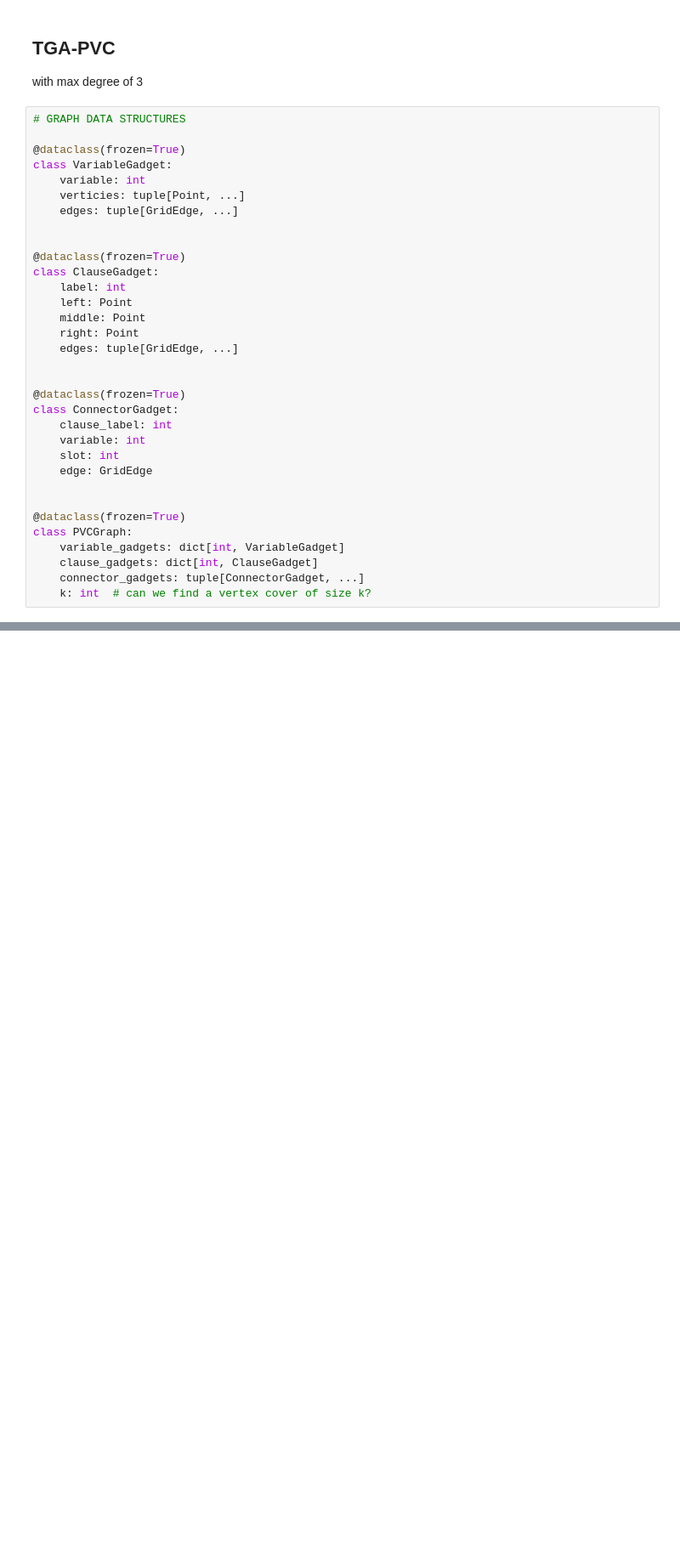
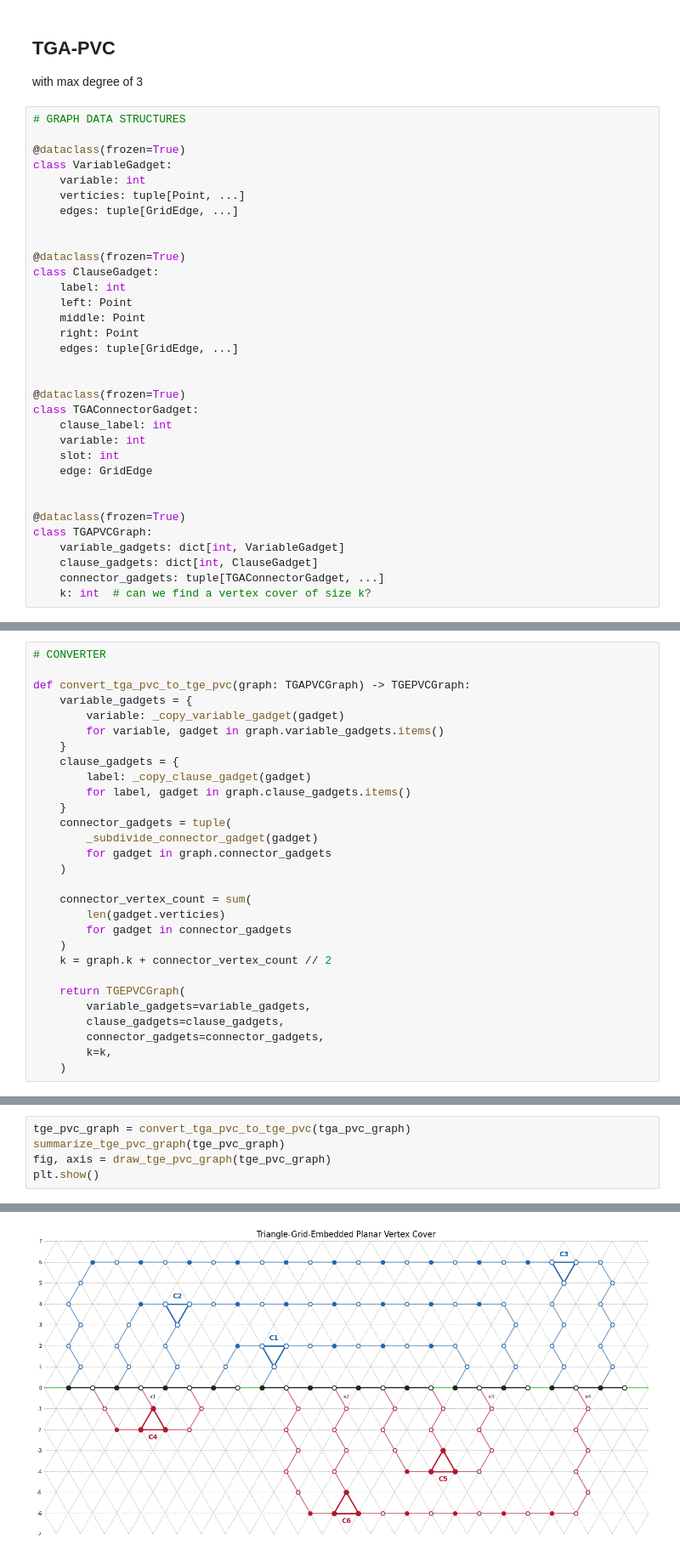
Before and after one commit to farms4life2016/dunes-flower-defense, a Jupyter notebook: python-prototype/mrp3sat_reduction_v2.ipynb, the cells around one changed output, grey strips where cells are left out. Shown at 85% size. Drawn from its saved outputs; the diff is of its cells as text; blank space fills up the shorter version.

Commit message:
implement TGE PVC (bipartite labeling is wrong but structure correct)

```diff
--- a/python-prototype/mrp3sat_reduction_v2.ipynb
+++ b/python-prototype/mrp3sat_reduction_v2.ipynb
@@ -1527,7 +1527,7 @@ class ClauseGadget:
 
 
 @dataclass(frozen=True)
-class ConnectorGadget:
+class TGAConnectorGadget:
     clause_label: int
     variable: int
     slot: int
@@ -1535,10 +1535,10 @@ class ConnectorGadget:
 
 
 @dataclass(frozen=True)
-class PVCGraph:
+class TGAPVCGraph:
     variable_gadgets: dict[int, VariableGadget]
     clause_gadgets: dict[int, ClauseGadget]
-    connector_gadgets: tuple[ConnectorGadget, ...]
+    connector_gadgets: tuple[TGAConnectorGadget, ...]
     k: int  # can we find a vertex cover of size k?
 # %%
 
@@ -1944,0 +2015,29 @@ No TGA-PVC warnings.
+# %%
+# CONVERTER
+
+def convert_tga_pvc_to_tge_pvc(graph: TGAPVCGraph) -> TGEPVCGraph:
+    variable_gadgets = {
+        variable: _copy_variable_gadget(gadget)
+        for variable, gadget in graph.variable_gadgets.items()
+    }
+    clause_gadgets = {
+        label: _copy_clause_gadget(gadget)
+        for label, gadget in graph.clause_gadgets.items()
+    }
+    connector_gadgets = tuple(
+        _subdivide_connector_gadget(gadget)
+        for gadget in graph.connector_gadgets
+    )
+
+    connector_vertex_count = sum(
+        len(gadget.verticies)
+        for gadget in connector_gadgets
+    )
+    k = graph.k + connector_vertex_count // 2
+
+    return TGEPVCGraph(
+        variable_gadgets=variable_gadgets,
+        clause_gadgets=clause_gadgets,
+        connector_gadgets=connector_gadgets,
+        k=k,
+    )
@@ -1944,0 +2280,6 @@ No TGA-PVC warnings.
+# %%
+tge_pvc_graph = convert_tga_pvc_to_tge_pvc(tga_pvc_graph)
+summarize_tge_pvc_graph(tge_pvc_graph)
+fig, axis = draw_tge_pvc_graph(tge_pvc_graph)
+plt.show()
+# %% [output]
@@ -1944,0 +2288 @@ No TGA-PVC warnings.
+[figure, added]
```
Also changed, not shown: parts of 11 cells of this notebook, 1 other file.
